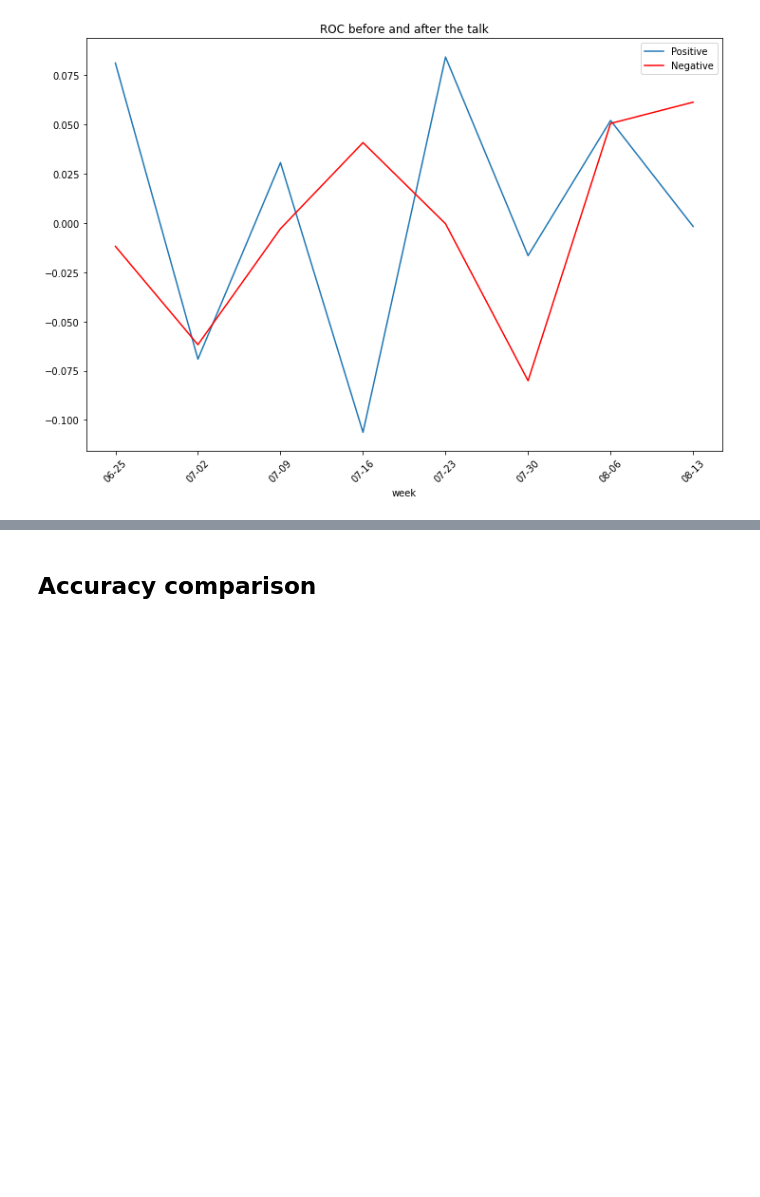
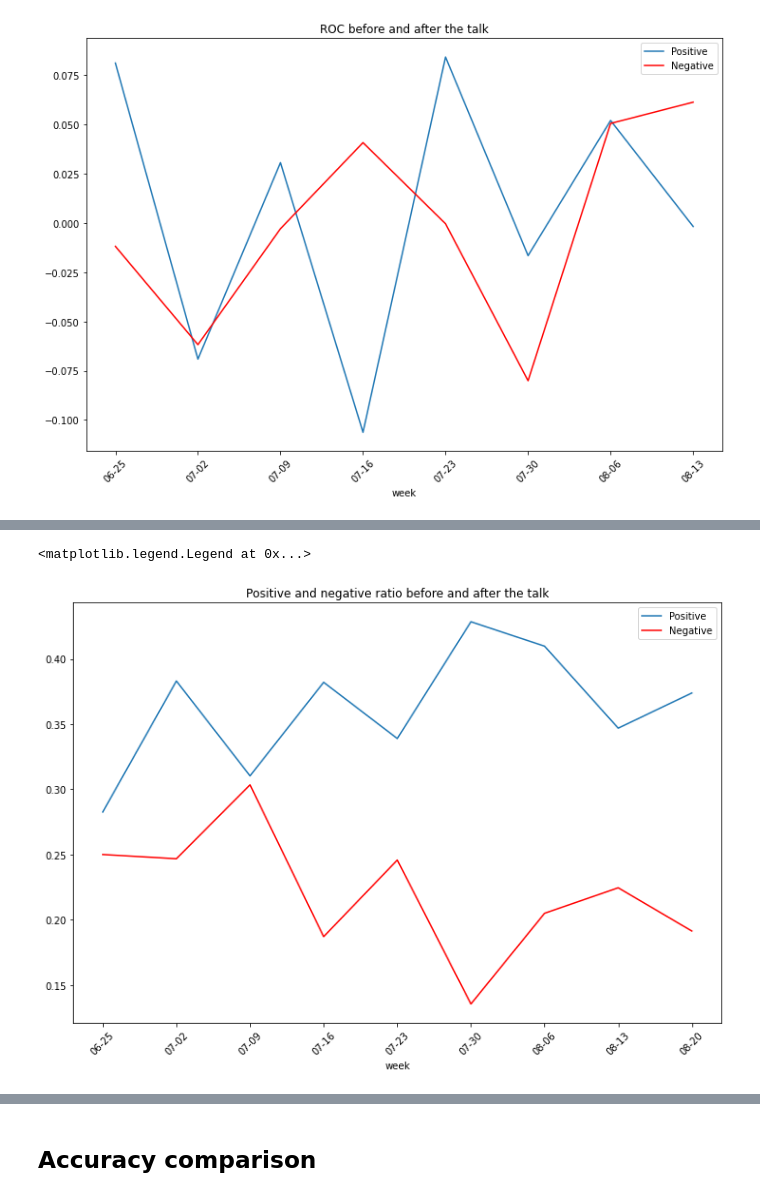
Before and after one commit to YinghuiJiang/Computational-Social-Media-Project, a Jupyter notebook: sentiment_analysis.ipynb, the cells around one changed output, grey strips where cells are left out. Drawn from its saved outputs; the diff is of its cells as text; code cells hidden in the pictures; blank space fills up the shorter version.

```diff
--- a/sentiment_analysis.ipynb
+++ b/sentiment_analysis.ipynb
@@ -167,0 +172,3 @@ ax4.legend()
+# %%
+# sum by weeks
+df_4weeks['time']=pd.to_datetime(df_4weeks['created_at']).dt.date
@@ -167,0 +249,20 @@ ax4.legend()
+# %%
+def posneg_ratio(df):
+    neg=df[df['nltk']<0].count()[0]
+    pos=df[df['nltk']>0].count()[0]
+    num=df.shape[0]
+    negrt=neg/num
+    posrt=pos/num
+    return (negrt, posrt)
+# %%
+positive=df_4weeks.groupby('week').apply(lambda x: posneg_ratio(x)[1])
+negative=df_4weeks.groupby('week').apply(lambda x: posneg_ratio(x)[0])
+# %%
+ax2 = positive.plot(kind='line', rot=45,figsize=(12,8),label = 'Positive')
+ax3 = negative.plot(kind='line', rot=45,figsize=(12,8),color='red',label = 'Negative')
+ax2.set_xticklabels(['06-18','06-25','07-02','07-09','07-16','07-23','07-30','08-06','08-13','08-20'])
+ax2.set_title('Positive and negative ratio before and after the talk')
+ax2.legend()
+# %% [output]
+<matplotlib.legend.Legend at 0x...>
+[figure, added]
```
Also changed, not shown: parts of 21 cells of this notebook.
